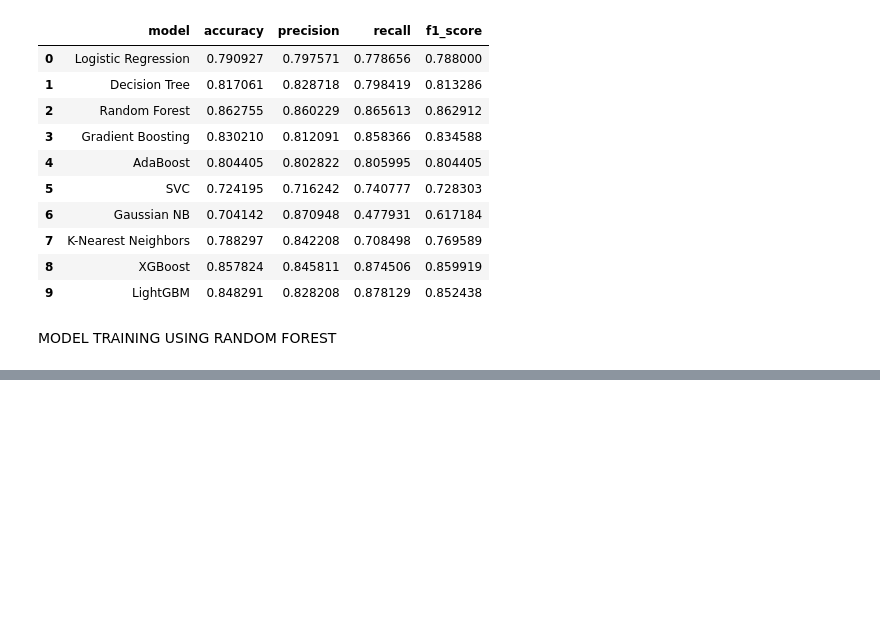
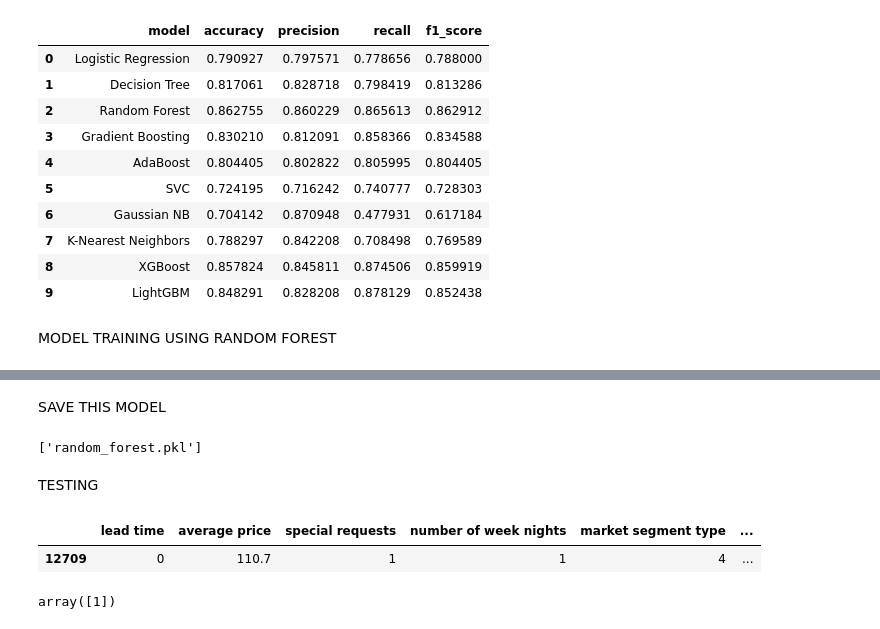
Before and after one commit to ankushsingh003/APEX-FORGE, a Jupyter notebook: notebook/notebook.ipynb, the cells around one changed output, grey strips where cells are left out. Saved outputs shown, nothing was run; the diff lists cells and outputs as text; code cells hidden in the pictures; blank space fills up the shorter version.

Commit message:
update notebook auto-saves

```diff
--- a/notebook/notebook.ipynb
+++ b/notebook/notebook.ipynb
@@ -979,0 +1026,2 @@ random_search.fit(X_train,y_train)
+# %% [markdown]
+SAVE THIS MODEL
@@ -979,0 +1030,4 @@ random_search.fit(X_train,y_train)
+# %%
+joblib.dump( best_rf_model , "random_forest.pkl")
+# %% [output]
+['random_forest.pkl']
@@ -979,0 +1036,7 @@ random_search.fit(X_train,y_train)
+# %% [markdown]
+TESTING
+# %%
+X_train[0:1]
+# %% [output]
+|  | lead time | average price | special requests | number of week nights | market segment type | ... |
+| 12709 | 0 | 110.7 | 1 | 1 | 4 | ... |
@@ -979,0 +1047,4 @@ random_search.fit(X_train,y_train)
+# %%
+predictions
+# %% [output]
+array([1])
```
Also changed, not shown: parts of 13 cells of this notebook.
